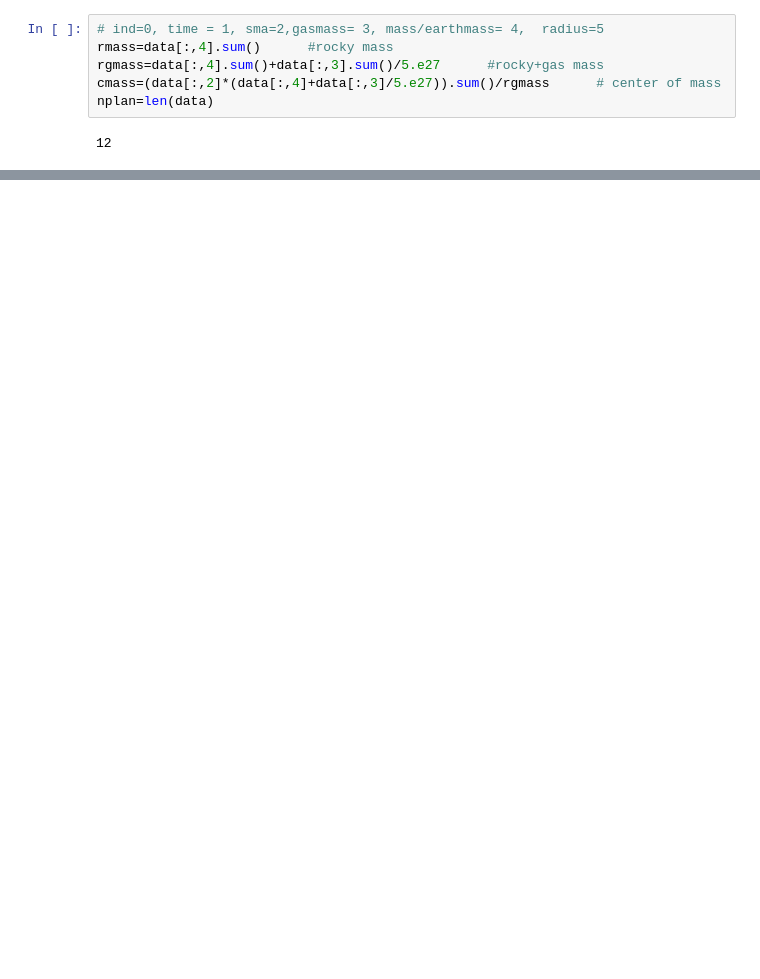
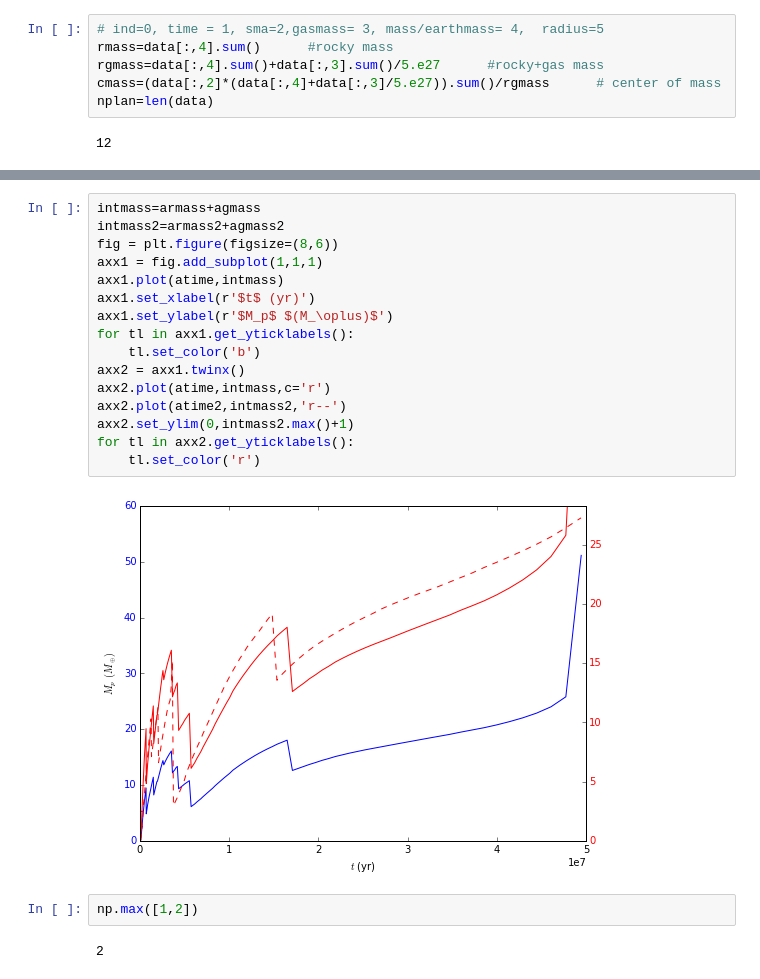
Before and after one commit to saint-germain/planetas, a Jupyter notebook: planetas sandbox.ipynb, the cells around one changed output, grey strips where cells are left out. Saved outputs shown, nothing was run; the diff lists cells and outputs as text; blank space fills up the shorter version.

```diff
--- a/planetas sandbox.ipynb
+++ b/planetas sandbox.ipynb
@@ -624,0 +563,22 @@ nplan=len(data)
+# %%
+intmass=armass+agmass
+intmass2=armass2+agmass2
+fig = plt.figure(figsize=(8,6))
+axx1 = fig.add_subplot(1,1,1)
+axx1.plot(atime,intmass)
+axx1.set_xlabel(r'$t$ (yr)')
+axx1.set_ylabel(r'$M_p$ $(M_\oplus)$')
+for tl in axx1.get_yticklabels():
+    tl.set_color('b')
+axx2 = axx1.twinx()
+axx2.plot(atime,intmass,c='r')
+axx2.plot(atime2,intmass2,'r--')
+axx2.set_ylim(0,intmass2.max()+1)
+for tl in axx2.get_yticklabels():
+    tl.set_color('r')
+# %% [output]
+[figure, added]
+# %%
+np.max([1,2])
+# %% [output]
+2
```
Also changed, not shown: parts of 19 cells of this notebook, 1 other file.
